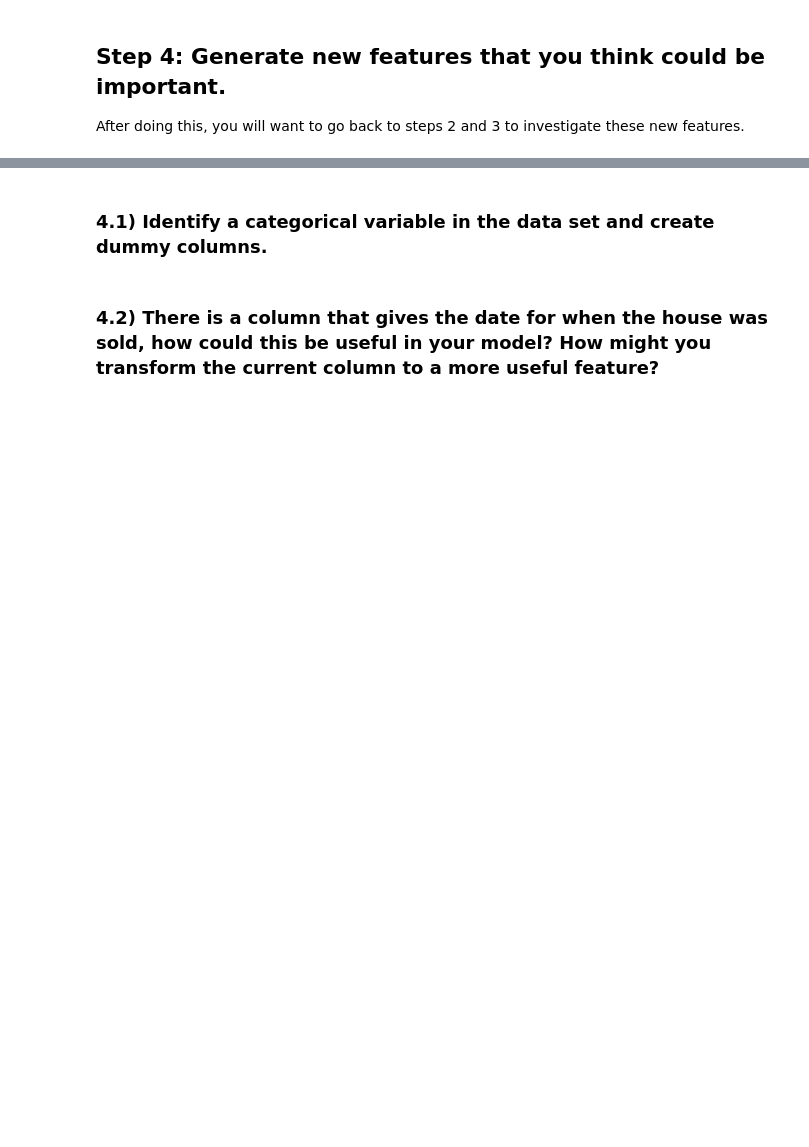
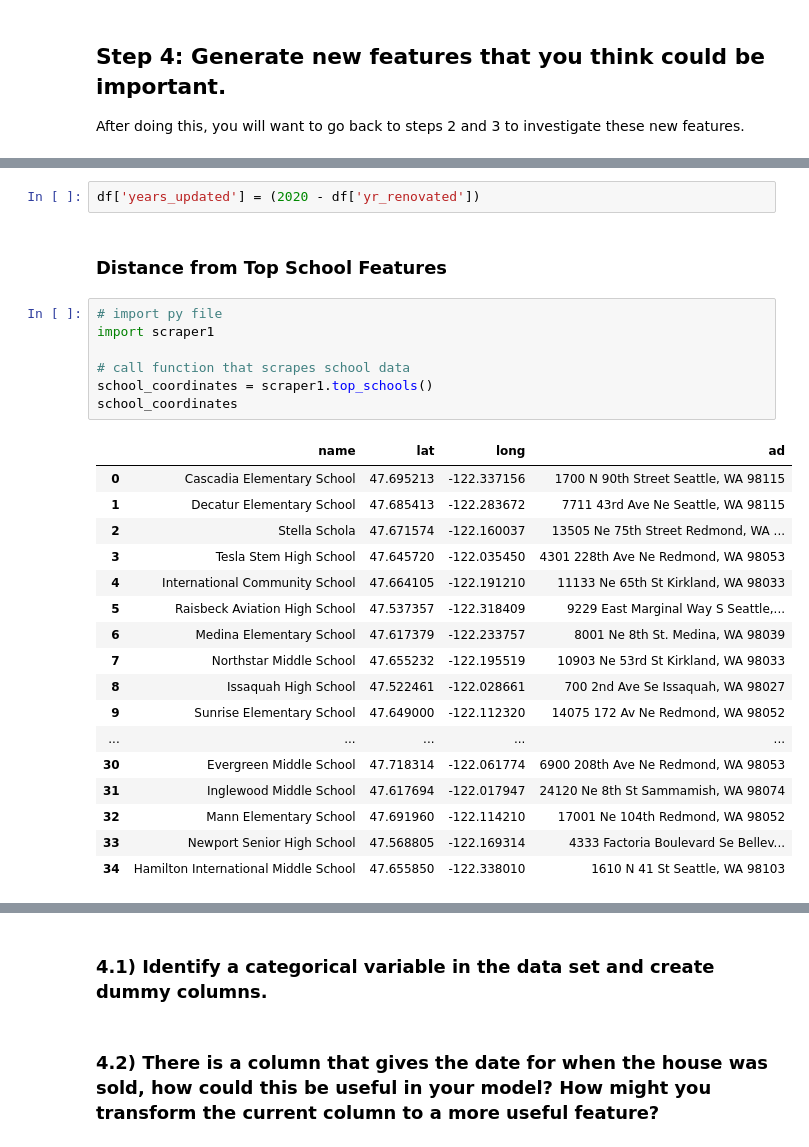
Before and after one commit to ameliadahm20/housing-pricing, a Jupyter notebook: KingsCountyHousingPrices.ipynb, the cells around one changed output, grey strips where cells are left out. Cells and saved outputs as stored; diff of their text form; blank space fills up the shorter version.

```diff
--- a/KingsCountyHousingPrices.ipynb
+++ b/KingsCountyHousingPrices.ipynb
@@ -366,0 +131,29 @@ After doing this, you will want to go back to steps 2 and 3 to investigate these
+# %%
+df['years_updated'] = (2020 - df['yr_renovated'])
+# %% [markdown]
+### Distance from Top School Features
+# %%
+# import py file
+import scraper1
+
+# call function that scrapes school data
+school_coordinates = scraper1.top_schools()
+school_coordinates
+# %% [output]
+|  | name | lat | long | ad |
+| 0 | Cascadia Elementary School | 47.695213 | -122.337156 | 1700 N 90th Street Seattle, WA 98115 |
+| 1 | Decatur Elementary School | 47.685413 | -122.283672 | 7711 43rd Ave Ne Seattle, WA 98115 |
+| 2 | Stella Schola | 47.671574 | -122.160037 | 13505 Ne 75th Street Redmond, WA ... |
+| 3 | Tesla Stem High School | 47.645720 | -122.035450 | 4301 228th Ave Ne Redmond, WA 98053 |
+| 4 | International Community School | 47.664105 | -122.191210 | 11133 Ne 65th St Kirkland, WA 98033 |
+| 5 | Raisbeck Aviation High School | 47.537357 | -122.318409 | 9229 East Marginal Way S Seattle,... |
+| 6 | Medina Elementary School | 47.617379 | -122.233757 | 8001 Ne 8th St. Medina, WA 98039 |
+| 7 | Northstar Middle School | 47.655232 | -122.195519 | 10903 Ne 53rd St Kirkland, WA 98033 |
+| 8 | Issaquah High School | 47.522461 | -122.028661 | 700 2nd Ave Se Issaquah, WA 98027 |
+| 9 | Sunrise Elementary School | 47.649000 | -122.112320 | 14075 172 Av Ne Redmond, WA 98052 |
+| ... | ... | ... | ... | ... |
+| 30 | Evergreen Middle School | 47.718314 | -122.061774 | 6900 208th Ave Ne Redmond, WA 98053 |
+| 31 | Inglewood Middle School | 47.617694 | -122.017947 | 24120 Ne 8th St Sammamish, WA 98074 |
+| 32 | Mann Elementary School | 47.691960 | -122.114210 | 17001 Ne 104th Redmond, WA 98052 |
+| 33 | Newport Senior High School | 47.568805 | -122.169314 | 4333 Factoria Boulevard Se Bellev... |
+| 34 | Hamilton International Middle School | 47.655850 | -122.338010 | 1610 N 41 St Seattle, WA 98103 |
```
Also changed, not shown: parts of 79 cells of this notebook, 1 other file.
